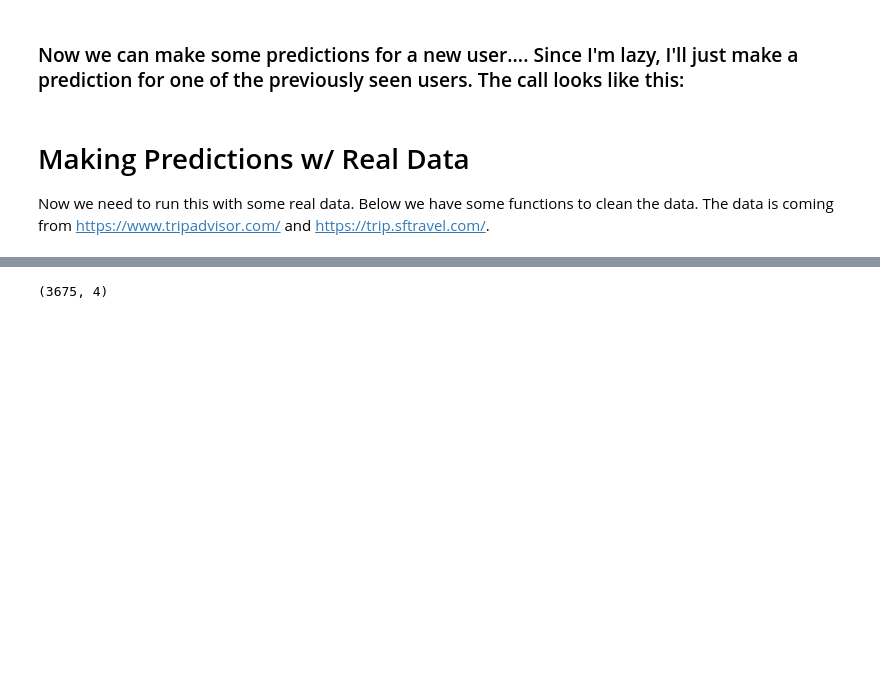
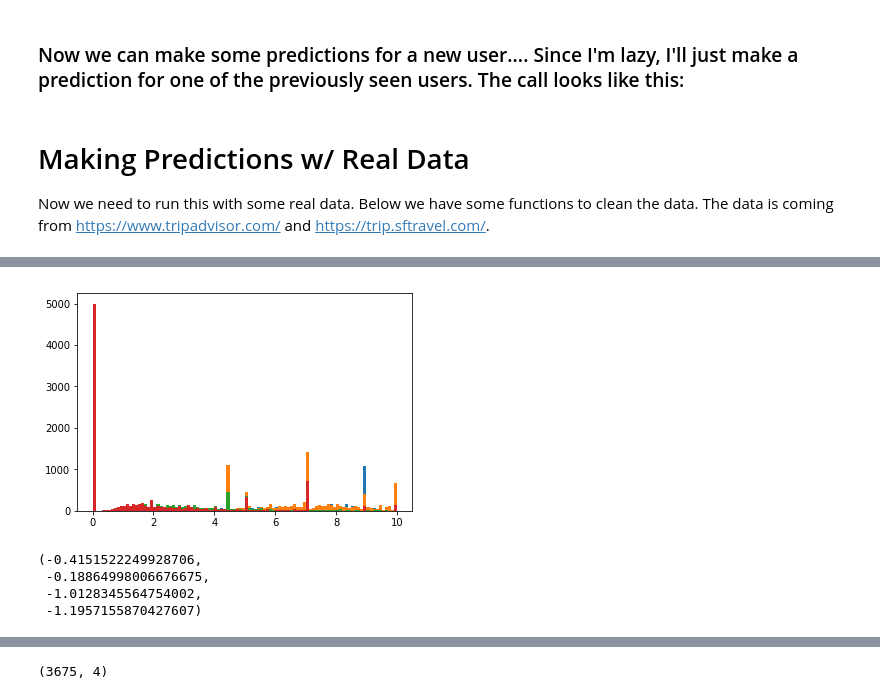
Before and after one commit to luxingshifu/TravelApp, a Jupyter notebook: TravelApp_v4.ipynb, the cells around one changed output, grey strips where cells are left out. Saved outputs shown, nothing was run; the diff lists cells and outputs as text; code cells hidden in the pictures; blank space fills up the shorter version.

```diff
--- a/TravelApp_v4.ipynb
+++ b/TravelApp_v4.ipynb
@@ -71,6 +72,8 @@ Now we need to run this with some real data.  Below we have some functions to cl
 # %%
 #Results is a list of user rankings of various attractions in SF.  It is structured as a list of json
 # like files of the form [{user1:{attraction1:rating1,attraction2:rating2,attraction3:rating3}, user2:...}]
+
+#original range is 19400
 
 results=[]
 for k in range(100,19400,100):
@@ -90,5 +93,9 @@ with open('good_data/loc_info.pkl','rb') as f:
 with open('good_data/style_mapper.pkl','rb') as f:
     style_mapper=pkl.load(f)
 
-def remove_reviews(bla):
-    return [x for x in bla if 'Reviews' not in x]
+with open('good_data/full_place_list.pkl','rb') as f:
+    full_place_list=pkl.load(f)
+
+
+
+site_index=pkl.load(open('good_data/site_index.pkl','rb'))
@@ -366,0 +396,15 @@ array([ 12.00592885, -12.99407115, -12.99407115, ...,   7.00592885,
+# %%
+plt.hist(nature_scores,bins=100)
+plt.hist(history_scores,bins=100)
+plt.hist(culture_scores,bins=100)
+plt.hist(life_scores,bins=100)
+plt.show()
+# %% [output]
+[figure, added]
+# %%
+np.mean(nature_scores), np.mean(history_scores), np.mean(culture_scores), np.mean(life_scores)
+# %% [output]
+(-0.4151522249928706,
+ -0.18864998006676675,
+ -1.0128345564754002,
+ -1.1957155870427607)
```
Also changed, not shown: parts of 38 cells of this notebook, 14 other files.
